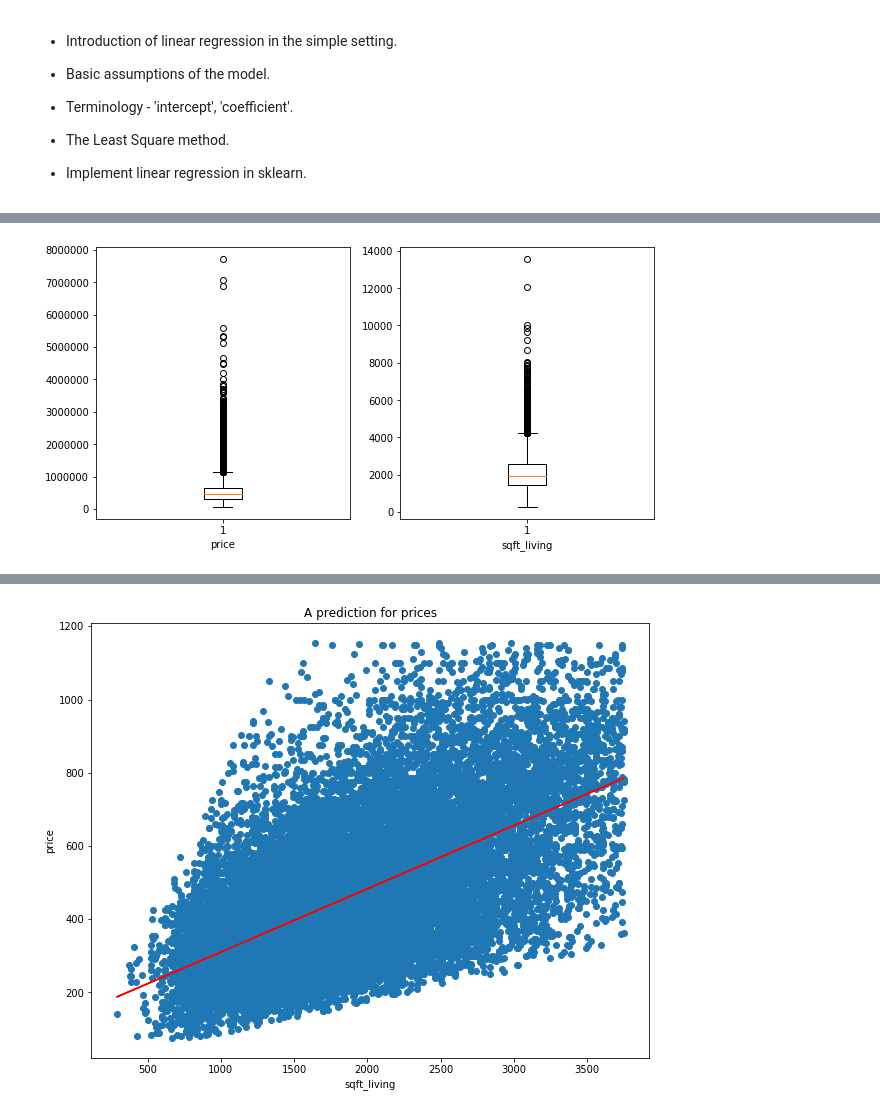
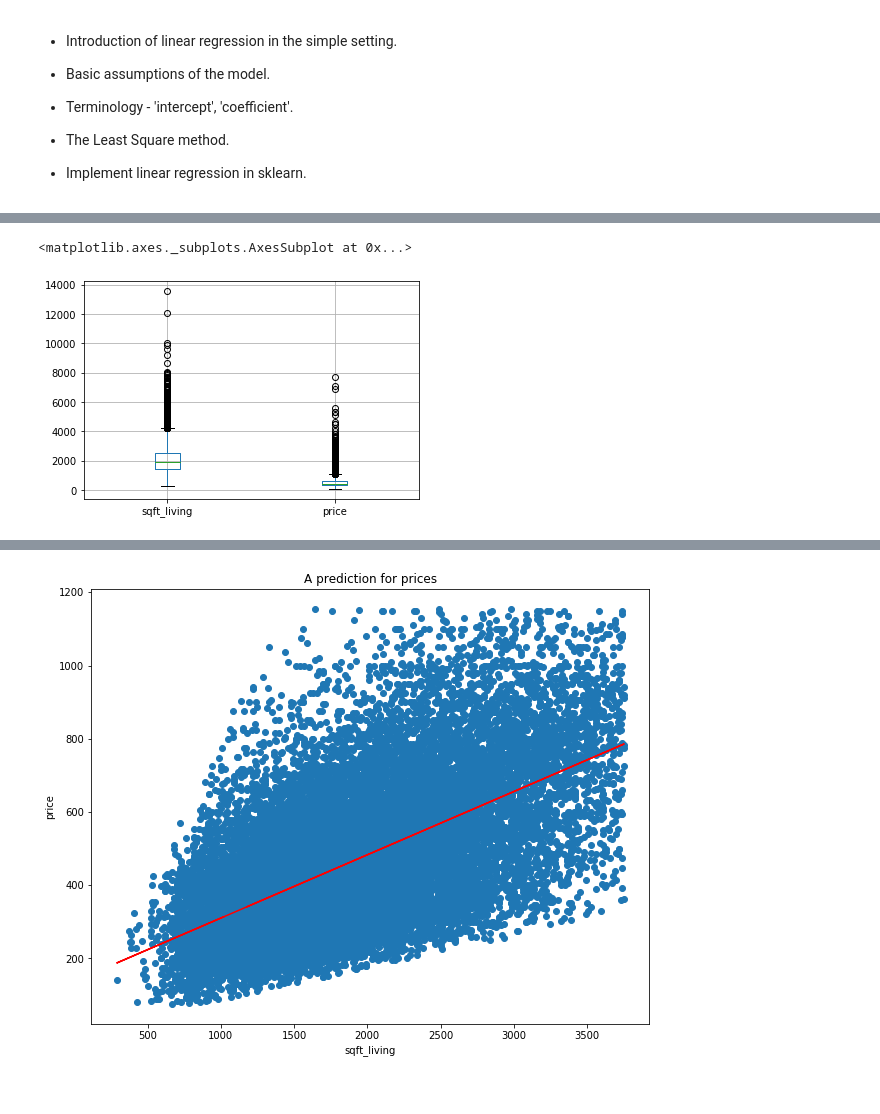
Before and after one commit to mmbaba91/dc-ds-08-26-19, a Jupyter notebook: module-3/week_2/day4/simple_linear_regression-before.ipynb, the cells around one changed output, grey strips where cells are left out. Cells and saved outputs as stored; diff of their text form; code cells hidden in the pictures.

```diff
--- a/module-3/week_2/day4/simple_linear_regression-before.ipynb
+++ b/module-3/week_2/day4/simple_linear_regression-before.ipynb
@@ -23,5 +23,6 @@ import matplotlib.pyplot as plt
 %matplotlib inline
 # %%
 ## read data to a dataframe
-
+data=pd.read_csv('data/kc_house_data.csv')
+data= data[['sqft_living', 'price']]
 ## scale price with 1000 so that it will be easier
@@ -28,8 +49,11 @@ import matplotlib.pyplot as plt
+# %%
+data['price'] = data.price*1000
 # %%
 ## visualize the 'price' and 'sqft_living' with boxplot
-
+data.boxplot()
 ## watch  out the scales
 # %% [output]
+<matplotlib.axes._subplots.AxesSubplot at 0x...>
-[figure, old version]
+[figure, new version]
 # %%
 ## use pandas for boxplots
```
Also changed, not shown: parts of 11 cells of this notebook.
